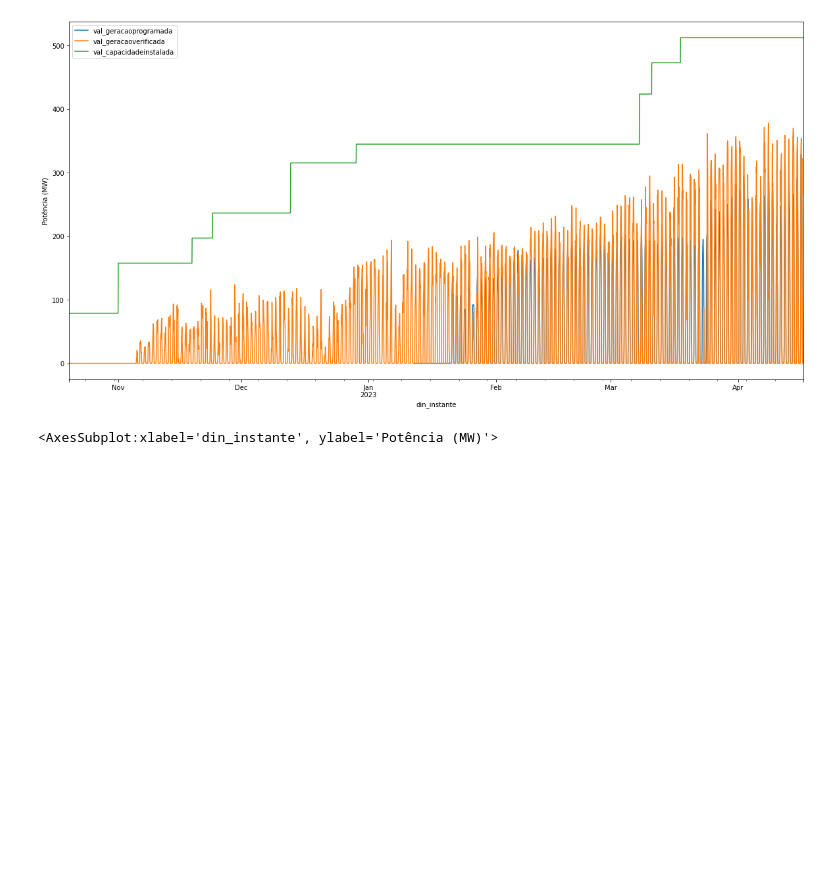
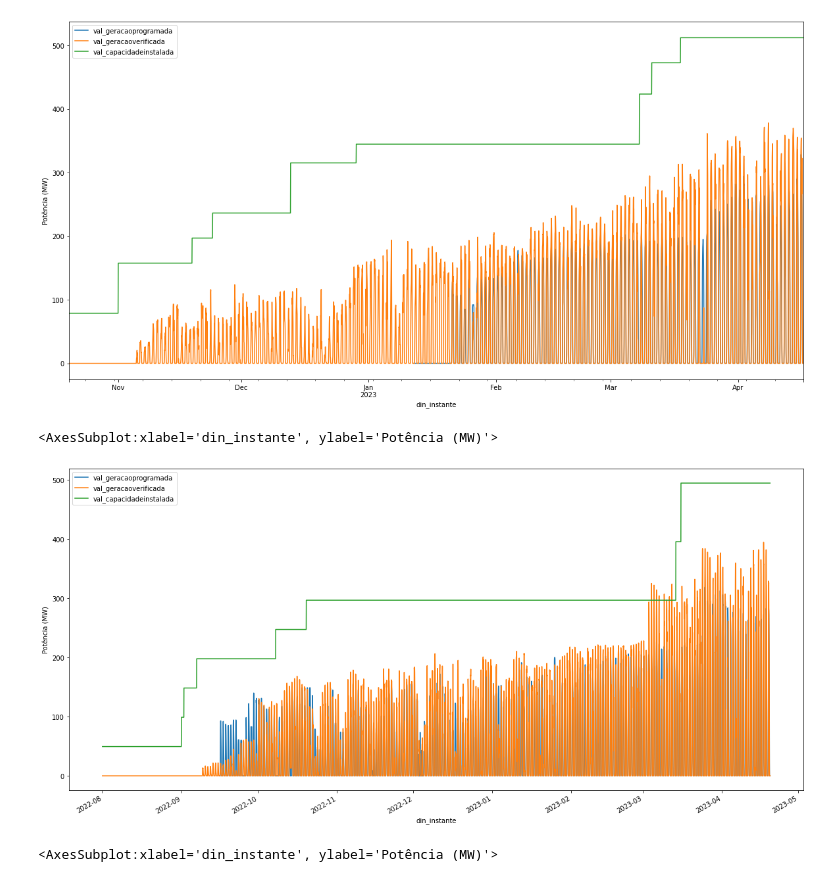
Before and after one commit to La1ra1/Gestao_energetica_trabalhos, a Jupyter notebook: Seminário 2/figuras_geracao_pv.ipynb, the cells around one changed output. Cells and saved outputs as stored; diff of their text form; code cells hidden in the pictures; blank space fills up the shorter version.

```diff
--- a/Seminário 2/figuras_geracao_pv.ipynb
+++ b/Seminário 2/figuras_geracao_pv.ipynb
@@ -128,6 +208,11 @@ main_df.pipe(get_usina_solar_pipeline, nome_usina='Conj. Sol do Cerrado')[['val_
 # %% [output]
 <AxesSubplot:xlabel='din_instante', ylabel='Potência (MW)'>
 [figure]
+# %%
+main_df.pipe(get_usina_solar_pipeline, nome_usina='Conj. Lar do Sol')[['val_geracaoprogramada','val_geracaoverificada','val_capacidadeinstalada']].plot(figsize=(20,10), ylabel='Potência (MW)')
+# %% [output]
+<AxesSubplot:xlabel='din_instante', ylabel='Potência (MW)'>
+[figure, added]
 # %%
 main_df.pipe(get_usina_solar_pipeline, nome_usina='Conj. São Gonçalo')[['val_geracaoprogramada','val_geracaoverificada','val_capacidadeinstalada']].loc[lambda x: (x.index.day==28)&(x.index.month==2)&(x.index.year==2023)].plot( ylabel='Potência (MW)')
 # %% [output]
```
Also changed, not shown: parts of 8 cells of this notebook, 5 other files.
